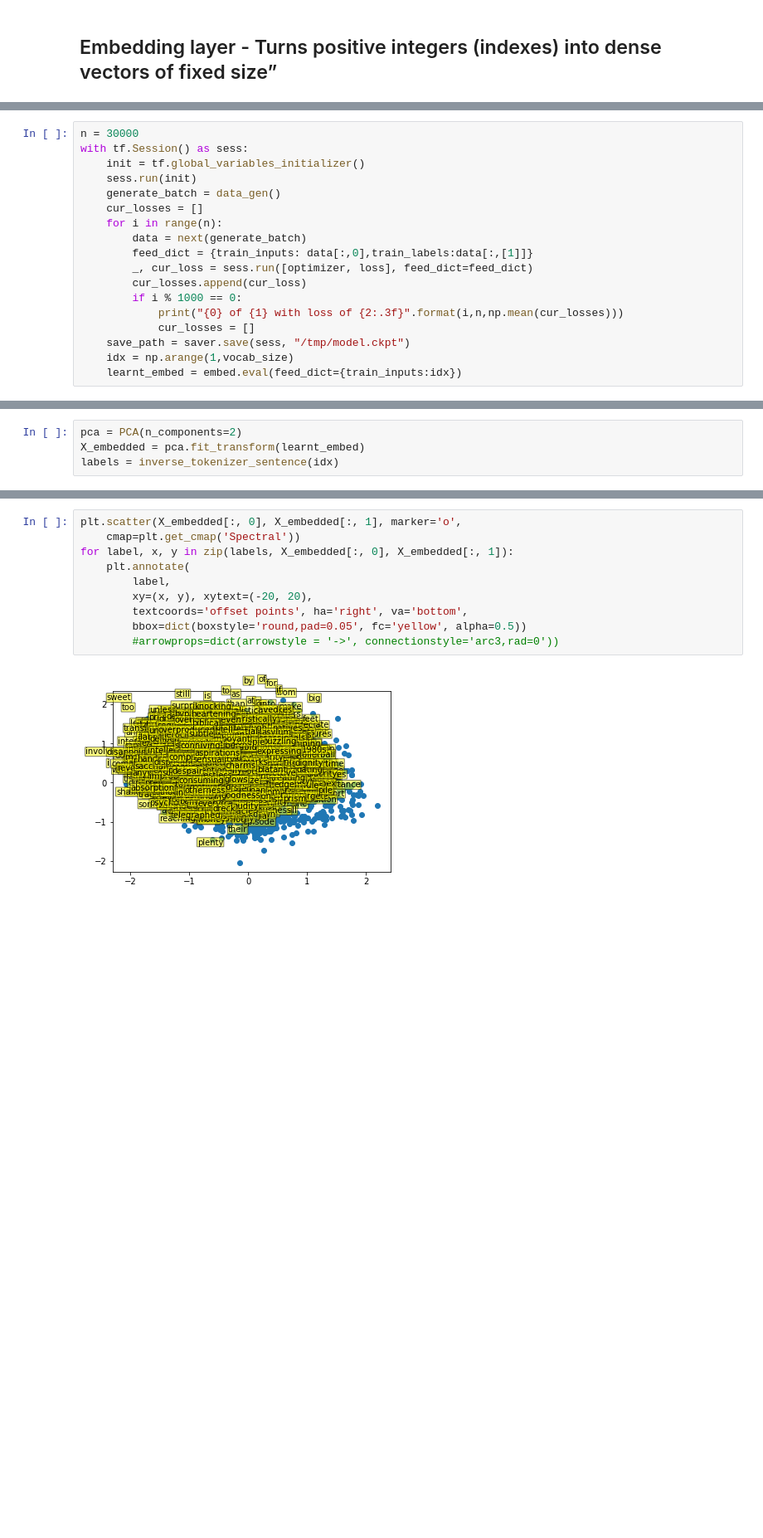
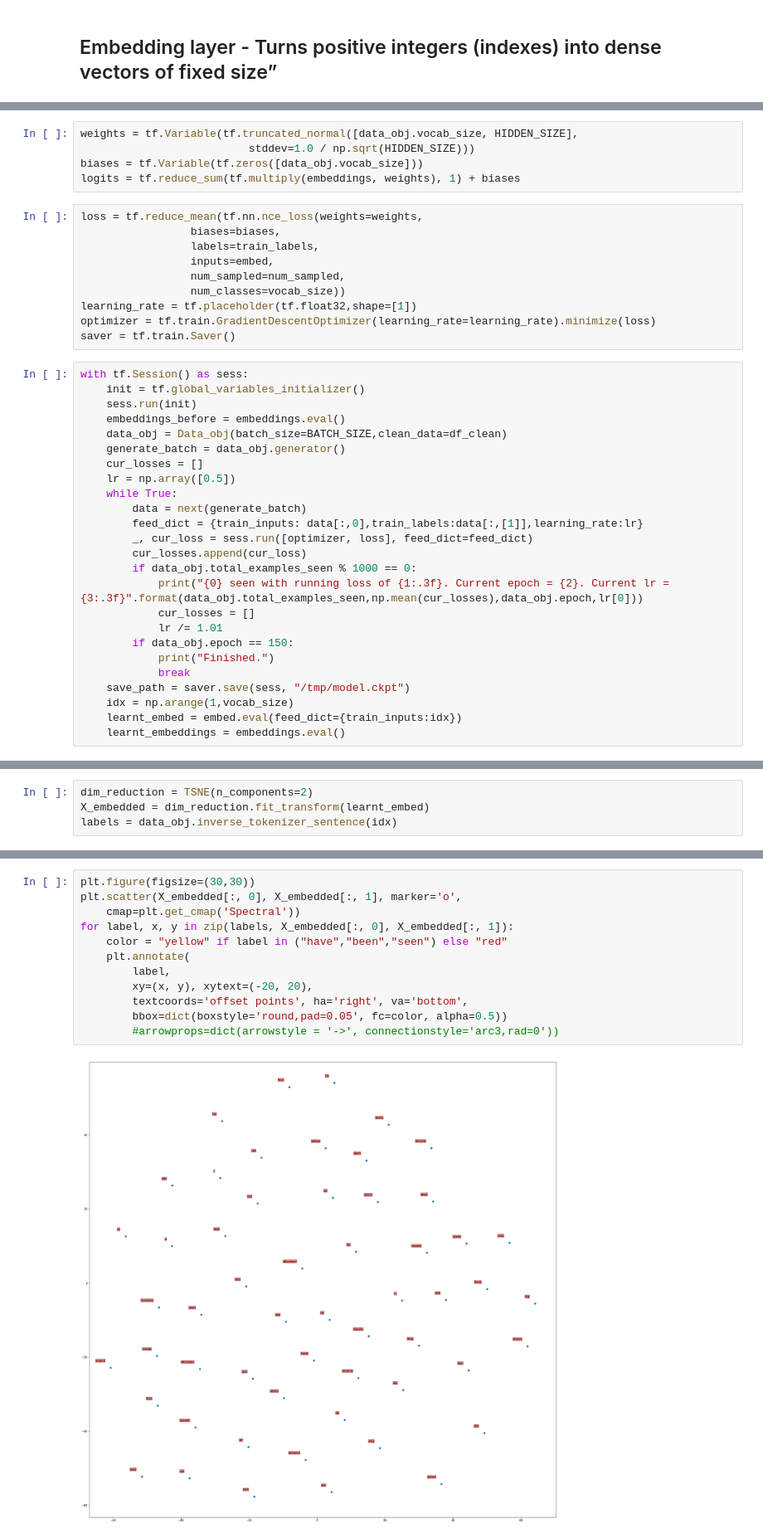
Before and after one commit to mattdns1006/Embedding-txt8, a Jupyter notebook: main.ipynb, the cells around one changed output, grey strips where cells are left out. Shown at 83% size. Saved outputs shown, nothing was run; the diff lists cells and outputs as text; blank space fills up the shorter version.

```diff
--- a/main.ipynb
+++ b/main.ipynb
@@ -156,19 +186,41 @@ saver = tf.train.Saver()
+# %%
+weights = tf.Variable(tf.truncated_normal([data_obj.vocab_size, HIDDEN_SIZE],
+                          stddev=1.0 / np.sqrt(HIDDEN_SIZE)))
+biases = tf.Variable(tf.zeros([data_obj.vocab_size]))
+logits = tf.reduce_sum(tf.multiply(embeddings, weights), 1) + biases
+# %%
+loss = tf.reduce_mean(tf.nn.nce_loss(weights=weights,
+                 biases=biases,
+                 labels=train_labels,
+                 inputs=embed,
+                 num_sampled=num_sampled,
+                 num_classes=vocab_size))
+learning_rate = tf.placeholder(tf.float32,shape=[1])
+optimizer = tf.train.GradientDescentOptimizer(learning_rate=learning_rate).minimize(loss)
+saver = tf.train.Saver()
 # %%
-n = 30000
 with tf.Session() as sess:
     init = tf.global_variables_initializer()
     sess.run(init)
-    generate_batch = data_gen()
+    embeddings_before = embeddings.eval()
+    data_obj = Data_obj(batch_size=BATCH_SIZE,clean_data=df_clean)
+    generate_batch = data_obj.generator()
     cur_losses = []
-    for i in range(n):
+    lr = np.array([0.5])
+    while True:
         data = next(generate_batch)
-        feed_dict = {train_inputs: data[:,0],train_labels:data[:,[1]]}
+        feed_dict = {train_inputs: data[:,0],train_labels:data[:,[1]],learning_rate:lr}
         _, cur_loss = sess.run([optimizer, loss], feed_dict=feed_dict)
         cur_losses.append(cur_loss)
-        if i % 1000 == 0:
-            print("{0} of {1} with loss of {2:.3f}".format(i,n,np.mean(cur_losses)))
+        if data_obj.total_examples_seen % 1000 == 0:
+            print("{0} seen with running loss of {1:.3f}. Current epoch = {2}. Current lr = {3:.3f}".format(data_obj.total_examples_seen,np.mean(cur_losses),data_obj.epoch,lr[0]))
             cur_losses = []
+            lr /= 1.01
+        if data_obj.epoch == 150:
+            print("Finished.")
+            break
     save_path = saver.save(sess, "/tmp/model.ckpt")
     idx = np.arange(1,vocab_size)
     learnt_embed = embed.eval(feed_dict={train_inputs:idx})
+    learnt_embeddings = embeddings.eval()
 # %% [output]
@@ -192,4 +322,4 @@ with tf.Session() as sess:
 # %%
-pca = PCA(n_components=2)
-X_embedded = pca.fit_transform(learnt_embed)
-labels = inverse_tokenizer_sentence(idx)
+dim_reduction = TSNE(n_components=2)
+X_embedded = dim_reduction.fit_transform(learnt_embed)
+labels = data_obj.inverse_tokenizer_sentence(idx)
@@ -205,12 +326,14 @@ the
 # %%
+plt.figure(figsize=(30,30))
 plt.scatter(X_embedded[:, 0], X_embedded[:, 1], marker='o',
     cmap=plt.get_cmap('Spectral'))
 for label, x, y in zip(labels, X_embedded[:, 0], X_embedded[:, 1]):
+    color = "yellow" if label in ("have","been","seen") else "red"
     plt.annotate(
         label,
         xy=(x, y), xytext=(-20, 20),
         textcoords='offset points', ha='right', va='bottom',
-        bbox=dict(boxstyle='round,pad=0.05', fc='yellow', alpha=0.5))
+        bbox=dict(boxstyle='round,pad=0.05', fc=color, alpha=0.5))
         #arrowprops=dict(arrowstyle = '->', connectionstyle='arc3,rad=0'))
 # %% [output]
-[figure, old version]
+[figure, new version]
```
Also changed, not shown: parts of 21 cells of this notebook.
